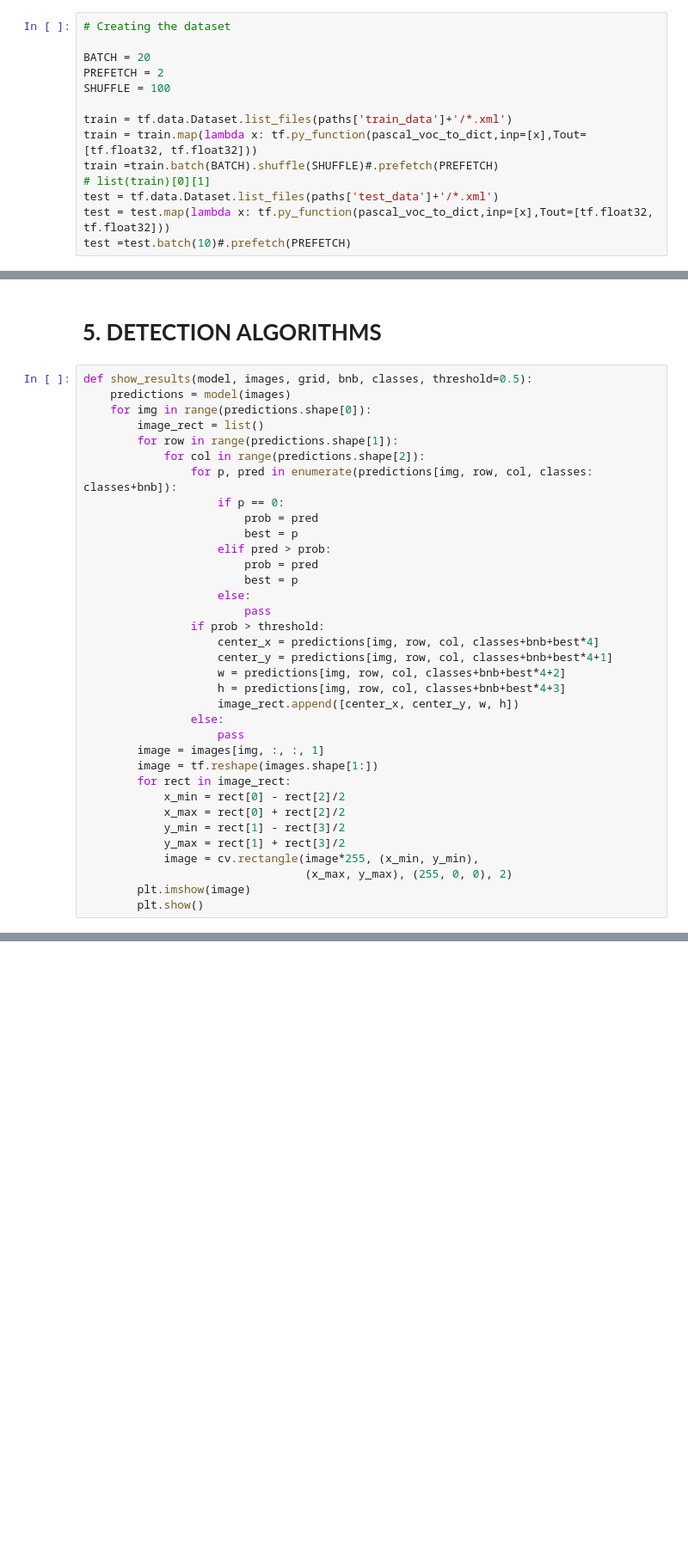
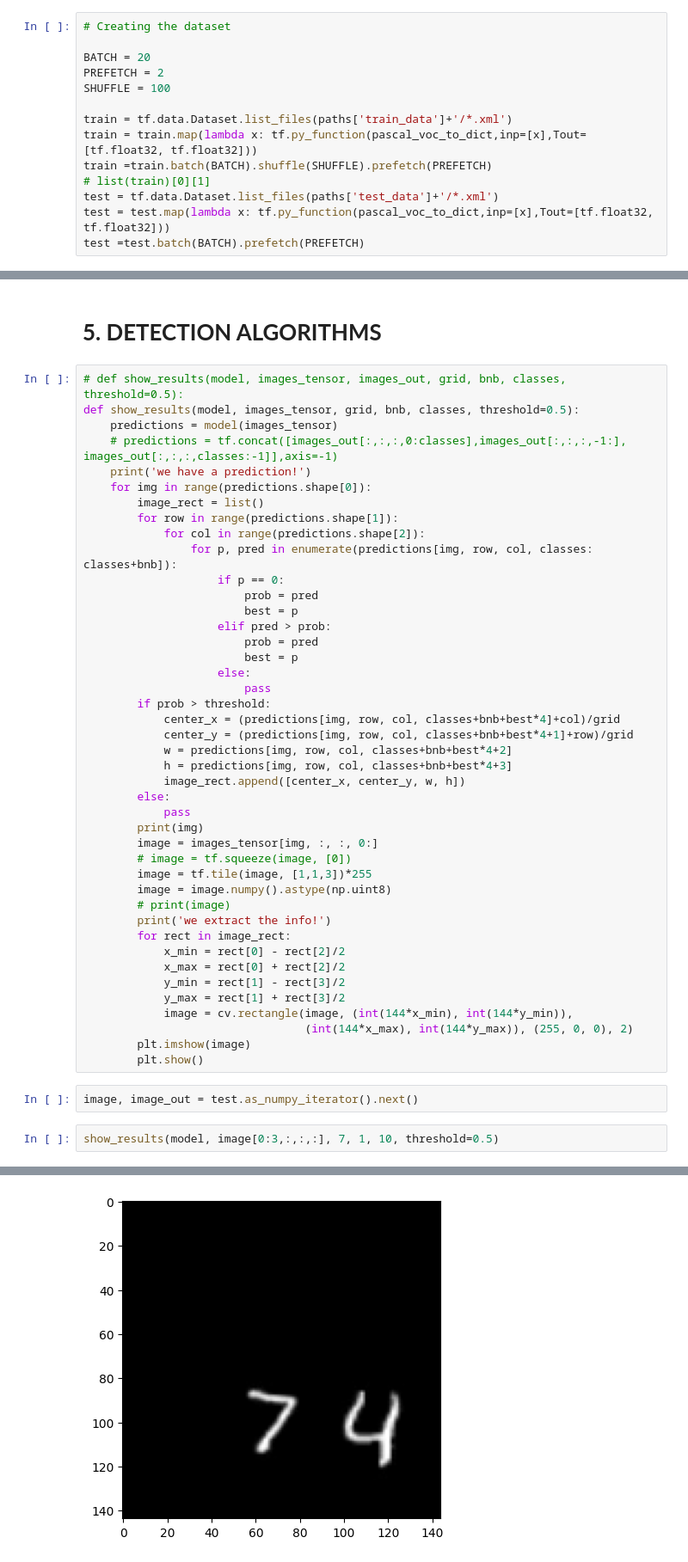
Before and after one commit to Rigel89/MNIST_OD, a Jupyter notebook: MNIST_model.ipynb, the cells around one changed output, grey strips where cells are left out. Shown: that part at 86% size. Saved outputs shown, nothing was run; the diff lists cells and outputs as text; blank space fills up the shorter version.

```diff
--- a/MNIST_model.ipynb
+++ b/MNIST_model.ipynb
@@ -564,11 +610,11 @@ SHUFFLE = 100
 
 train = tf.data.Dataset.list_files(paths['train_data']+'/*.xml')
 train = train.map(lambda x: tf.py_function(pascal_voc_to_dict,inp=[x],Tout=[tf.float32, tf.float32]))
-train =train.batch(BATCH).shuffle(SHUFFLE)#.prefetch(PREFETCH)
+train =train.batch(BATCH).shuffle(SHUFFLE).prefetch(PREFETCH)
 # list(train)[0][1]
 test = tf.data.Dataset.list_files(paths['test_data']+'/*.xml')
 test = test.map(lambda x: tf.py_function(pascal_voc_to_dict,inp=[x],Tout=[tf.float32, tf.float32]))
-test =test.batch(10)#.prefetch(PREFETCH)
+test =test.batch(BATCH).prefetch(PREFETCH)
 # %%
 # # data = data.batch(2)
 # A = train.as_numpy_iterator().next()
@@ -730,8 +809,11 @@ model.save(os.path.join(paths['save'],'model1'))
 # %% [markdown]
 # <b> 5. DETECTION ALGORITHMS
 # %%
-def show_results(model, images, grid, bnb, classes, threshold=0.5):
-    predictions = model(images)
+# def show_results(model, images_tensor, images_out, grid, bnb, classes, threshold=0.5):
+def show_results(model, images_tensor, grid, bnb, classes, threshold=0.5):
+    predictions = model(images_tensor)
+    # predictions = tf.concat([images_out[:,:,:,0:classes],images_out[:,:,:,-1:], images_out[:,:,:,classes:-1]],axis=-1)
+    print('we have a prediction!')
     for img in range(predictions.shape[0]):
         image_rect = list()
         for row in range(predictions.shape[1]):
@@ -745,22 +827,32 @@ def show_results(model, images, grid, bnb, classes, threshold=0.5):
                         best = p
                     else:
                         pass
-                if prob > threshold:
-                    center_x = predictions[img, row, col, classes+bnb+best*4]
-                    center_y = predictions[img, row, col, classes+bnb+best*4+1]
-                    w = predictions[img, row, col, classes+bnb+best*4+2]
-                    h = predictions[img, row, col, classes+bnb+best*4+3]
-                    image_rect.append([center_x, center_y, w, h])
-                else:
-                    pass
-        image = images[img, :, :, 1]
-        image = tf.reshape(images.shape[1:])
+        if prob > threshold:
+            center_x = (predictions[img, row, col, classes+bnb+best*4]+col)/grid
+            center_y = (predictions[img, row, col, classes+bnb+best*4+1]+row)/grid
+            w = predictions[img, row, col, classes+bnb+best*4+2]
+            h = predictions[img, row, col, classes+bnb+best*4+3]
+            image_rect.append([center_x, center_y, w, h])
+        else:
+            pass
+        print(img)
+        image = images_tensor[img, :, :, 0:]
+        # image = tf.squeeze(image, [0])
+        image = tf.tile(image, [1,1,3])*255
+        image = image.numpy().astype(np.uint8)
+        # print(image)
+        print('we extract the info!')
         for rect in image_rect:
             x_min = rect[0] - rect[2]/2
             x_max = rect[0] + rect[2]/2
             y_min = rect[1] - rect[3]/2
             y_max = rect[1] + rect[3]/2
-            image = cv.rectangle(image*255, (x_min, y_min),
-                                 (x_max, y_max), (255, 0, 0), 2)
+            image = cv.rectangle(image, (int(144*x_min), int(144*y_min)),
+                                 (int(144*x_max), int(144*y_max)), (255, 0, 0), 2)
         plt.imshow(image)
         plt.show()
+# %%
+image, image_out = test.as_numpy_iterator().next()
+# %%
+show_results(model, image[0:3,:,:,:], 7, 1, 10, threshold=0.5)
+# %% [output]
@@ -766,0 +862 @@ def show_results(model, images, grid, bnb, classes, threshold=0.5):
+[figure, added]
```
Also changed, not shown: parts of 18 cells of this notebook, 2 other files.
